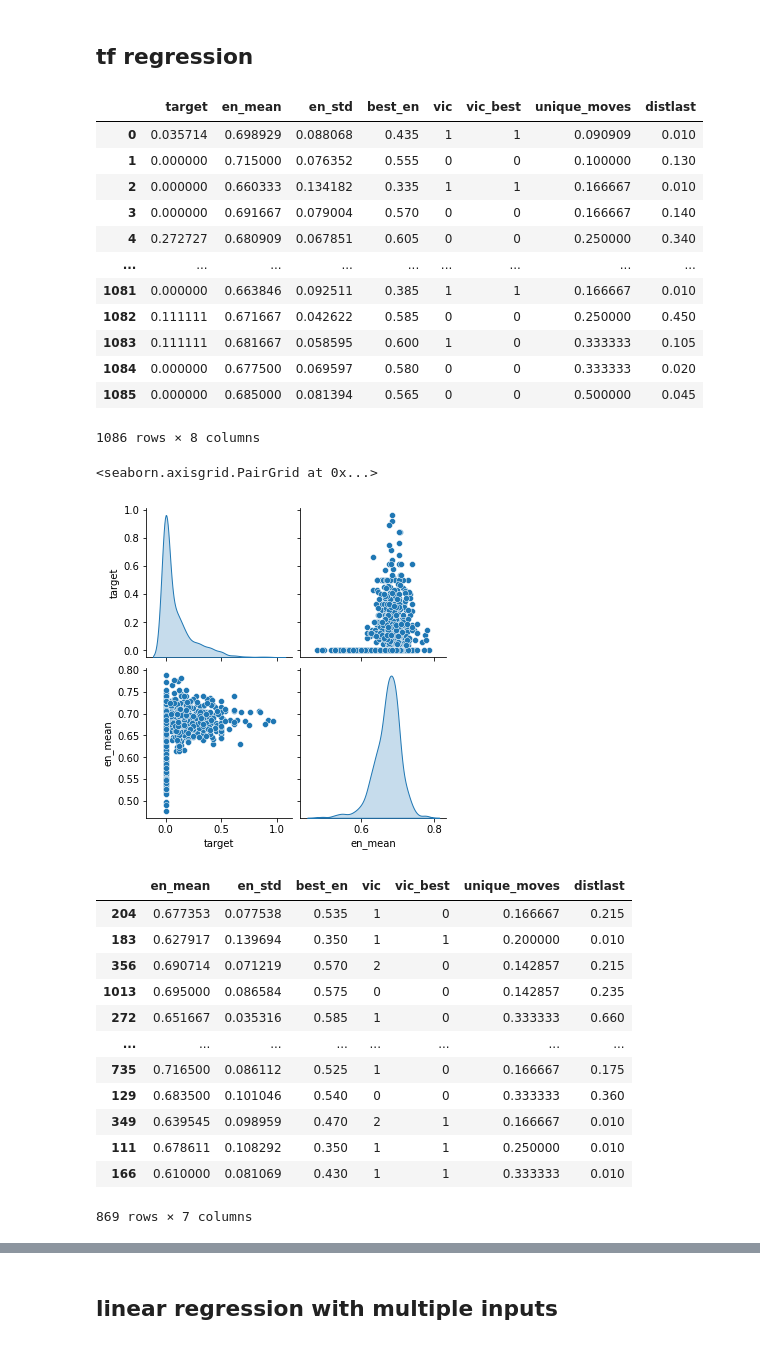
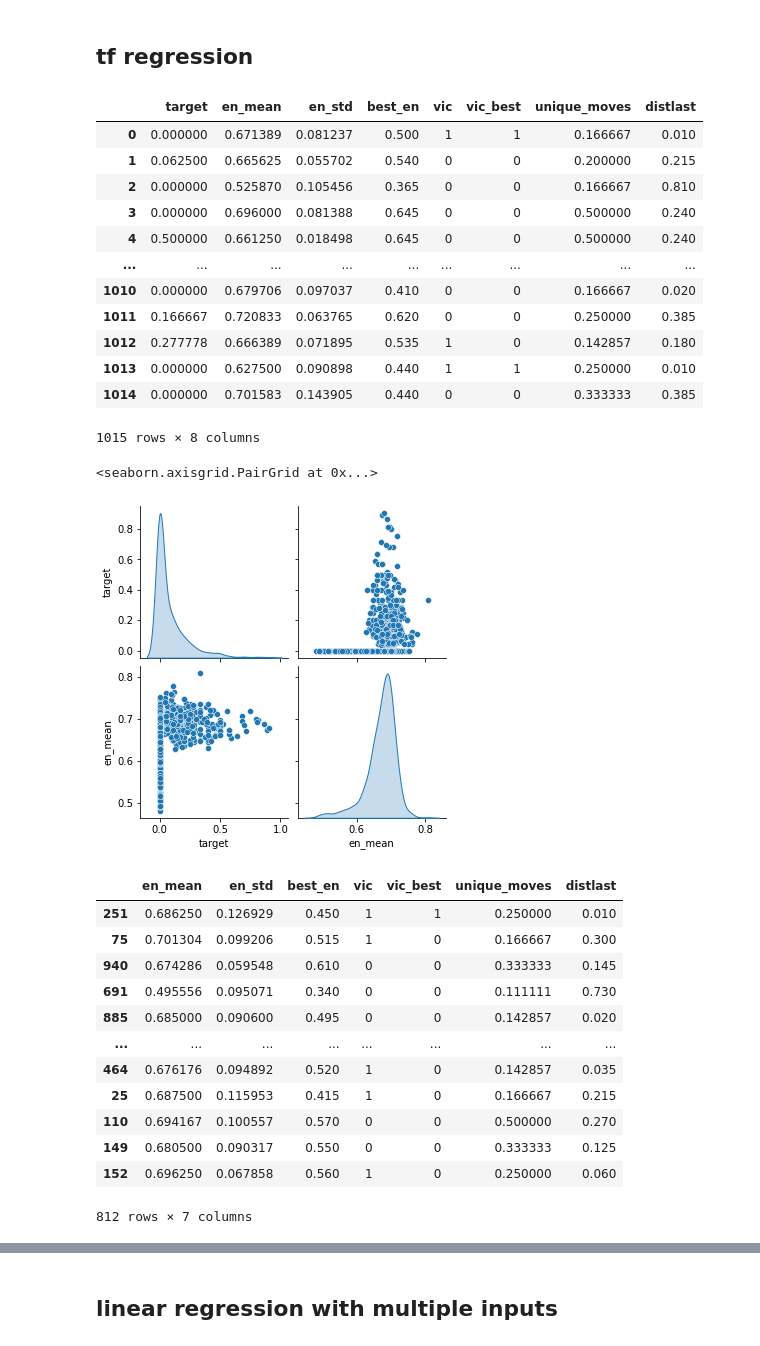
Before and after one commit to maxf-at/findpath_cpp, a Jupyter notebook: PythonImplementation/move_diversitysk.ipynb, the cells around one changed output, grey strips where cells are left out. Saved outputs shown, nothing was run; the diff lists cells and outputs as text; code cells hidden in the pictures.

```diff
--- a/PythonImplementation/move_diversitysk.ipynb
+++ b/PythonImplementation/move_diversitysk.ipynb
@@ -623,52 +107,52 @@ plt.show()
 # %%
 import matplotlib.pyplot as plt
 import numpy as np
 import pandas as pd
 import seaborn as sns
 import tensorflow as tf
 from tensorflow import keras
 from tensorflow.keras import layers
 
 
 input_file = "move_diversity.csv"
-input_file = "move_diversity2.csv"
+input_file = "move_diversity3.csv"
 dataframe = pd.read_csv(input_file, index_col=0)
 # dataframe['target'] = np.where(dataframe["3"]==1, 1, 0)
 dataframe = dataframe.drop(labels="s", axis=1)
 dataframe = dataframe.drop(labels="sequence", axis=1)
 dataframe = dataframe.drop(labels="s2", axis=1)
 dataframe = dataframe.drop(labels="i", axis=1)
 dataframe = dataframe.drop(labels="j", axis=1)
 
 # dataframe = dataframe.drop(labels="vic", axis=1)
 # dataframe = dataframe.drop(labels="vic_best", axis=1)
 
 # dataframe = dataframe.drop(labels="unique_moves", axis=1)
 # dataframe = dataframe.drop(labels="distlast", axis=1)
 
 # dataframe = dataframe.drop(labels="found", axis=1)
 
 dataframe
 # %% [output]
 |  | target | en_mean | en_std | best_en | vic | vic_best | unique_moves | distlast |
-| 0 | 0.035714 | 0.698929 | 0.088068 | 0.435 | 1 | 1 | 0.090909 | 0.010 |
-| 1 | 0.000000 | 0.715000 | 0.076352 | 0.555 | 0 | 0 | 0.100000 | 0.130 |
-| 2 | 0.000000 | 0.660333 | 0.134182 | 0.335 | 1 | 1 | 0.166667 | 0.010 |
-| 3 | 0.000000 | 0.691667 | 0.079004 | 0.570 | 0 | 0 | 0.166667 | 0.140 |
-| 4 | 0.272727 | 0.680909 | 0.067851 | 0.605 | 0 | 0 | 0.250000 | 0.340 |
+| 0 | 0.000000 | 0.671389 | 0.081237 | 0.500 | 1 | 1 | 0.166667 | 0.010 |
+| 1 | 0.062500 | 0.665625 | 0.055702 | 0.540 | 0 | 0 | 0.200000 | 0.215 |
+| 2 | 0.000000 | 0.525870 | 0.105456 | 0.365 | 0 | 0 | 0.166667 | 0.810 |
+| 3 | 0.000000 | 0.696000 | 0.081388 | 0.645 | 0 | 0 | 0.500000 | 0.240 |
+| 4 | 0.500000 | 0.661250 | 0.018498 | 0.645 | 0 | 0 | 0.500000 | 0.240 |
 | ... | ... | ... | ... | ... | ... | ... | ... | ... |
-| 1081 | 0.000000 | 0.663846 | 0.092511 | 0.385 | 1 | 1 | 0.166667 | 0.010 |
-| 1082 | 0.111111 | 0.671667 | 0.042622 | 0.585 | 0 | 0 | 0.250000 | 0.450 |
-| 1083 | 0.111111 | 0.681667 | 0.058595 | 0.600 | 1 | 0 | 0.333333 | 0.105 |
-| 1084 | 0.000000 | 0.677500 | 0.069597 | 0.580 | 0 | 0 | 0.333333 | 0.020 |
-| 1085 | 0.000000 | 0.685000 | 0.081394 | 0.565 | 0 | 0 | 0.500000 | 0.045 |
+| 1010 | 0.000000 | 0.679706 | 0.097037 | 0.410 | 0 | 0 | 0.166667 | 0.020 |
+| 1011 | 0.166667 | 0.720833 | 0.063765 | 0.620 | 0 | 0 | 0.250000 | 0.385 |
+| 1012 | 0.277778 | 0.666389 | 0.071895 | 0.535 | 1 | 0 | 0.142857 | 0.180 |
+| 1013 | 0.000000 | 0.627500 | 0.090898 | 0.440 | 1 | 1 | 0.250000 | 0.010 |
+| 1014 | 0.000000 | 0.701583 | 0.143905 | 0.440 | 0 | 0 | 0.333333 | 0.385 |
-1086 rows × 8 columns
+1015 rows × 8 columns
 # %%
 # sns.pairplot(dataframe[['target', 'best_en']], diag_kind='kde')
 sns.pairplot(dataframe[['target', 'en_mean']], diag_kind='kde')
 # %% [output]
 <seaborn.axisgrid.PairGrid at 0x...>
-[figure, old version]
+[figure, new version]
 # %%
 train_dataset = dataframe.sample(frac=0.8, random_state=0)
 test_dataset = dataframe.drop(train_dataset.index)
@@ -684,18 +168,18 @@ train_features
 # train_dataset.describe().transpose()[['mean', 'std']]
 # %% [output]
 |  | en_mean | en_std | best_en | vic | vic_best | unique_moves | distlast |
-| 204 | 0.677353 | 0.077538 | 0.535 | 1 | 0 | 0.166667 | 0.215 |
-| 183 | 0.627917 | 0.139694 | 0.350 | 1 | 1 | 0.200000 | 0.010 |
-| 356 | 0.690714 | 0.071219 | 0.570 | 2 | 0 | 0.142857 | 0.215 |
-| 1013 | 0.695000 | 0.086584 | 0.575 | 0 | 0 | 0.142857 | 0.235 |
-| 272 | 0.651667 | 0.035316 | 0.585 | 1 | 0 | 0.333333 | 0.660 |
+| 251 | 0.686250 | 0.126929 | 0.450 | 1 | 1 | 0.250000 | 0.010 |
+| 75 | 0.701304 | 0.099206 | 0.515 | 1 | 0 | 0.166667 | 0.300 |
+| 940 | 0.674286 | 0.059548 | 0.610 | 0 | 0 | 0.333333 | 0.145 |
+| 691 | 0.495556 | 0.095071 | 0.340 | 0 | 0 | 0.111111 | 0.730 |
+| 885 | 0.685000 | 0.090600 | 0.495 | 0 | 0 | 0.142857 | 0.020 |
 | ... | ... | ... | ... | ... | ... | ... | ... |
-| 735 | 0.716500 | 0.086112 | 0.525 | 1 | 0 | 0.166667 | 0.175 |
-| 129 | 0.683500 | 0.101046 | 0.540 | 0 | 0 | 0.333333 | 0.360 |
-| 349 | 0.639545 | 0.098959 | 0.470 | 2 | 1 | 0.166667 | 0.010 |
-| 111 | 0.678611 | 0.108292 | 0.350 | 1 | 1 | 0.250000 | 0.010 |
-| 166 | 0.610000 | 0.081069 | 0.430 | 1 | 1 | 0.333333 | 0.010 |
+| 464 | 0.676176 | 0.094892 | 0.520 | 1 | 0 | 0.142857 | 0.035 |
+| 25 | 0.687500 | 0.115953 | 0.415 | 1 | 0 | 0.166667 | 0.215 |
+| 110 | 0.694167 | 0.100557 | 0.570 | 0 | 0 | 0.500000 | 0.270 |
+| 149 | 0.680500 | 0.090317 | 0.550 | 0 | 0 | 0.333333 | 0.125 |
+| 152 | 0.696250 | 0.067858 | 0.560 | 1 | 0 | 0.250000 | 0.060 |
-869 rows × 7 columns
+812 rows × 7 columns
 # %%
 # horsepower = np.array(train_features['en_mean'])
 
```
Also changed, not shown: parts of 18 cells of this notebook, 12 other files.
